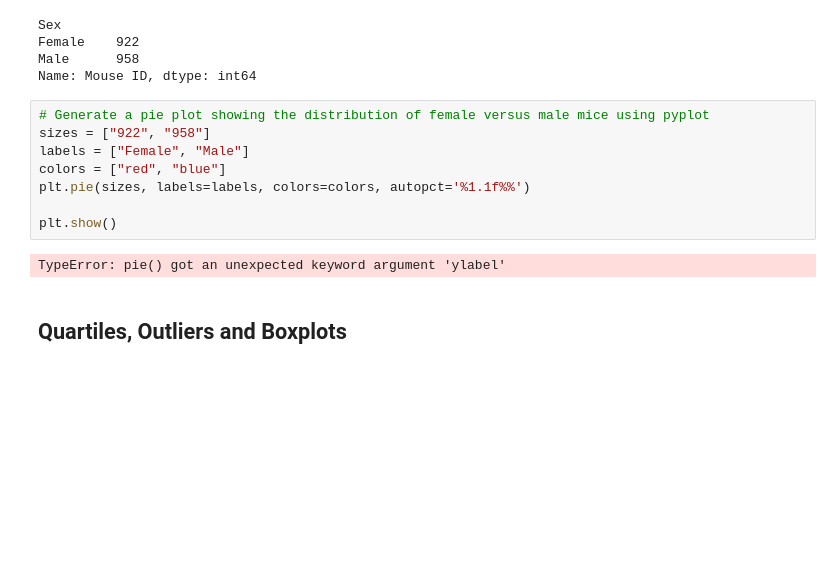
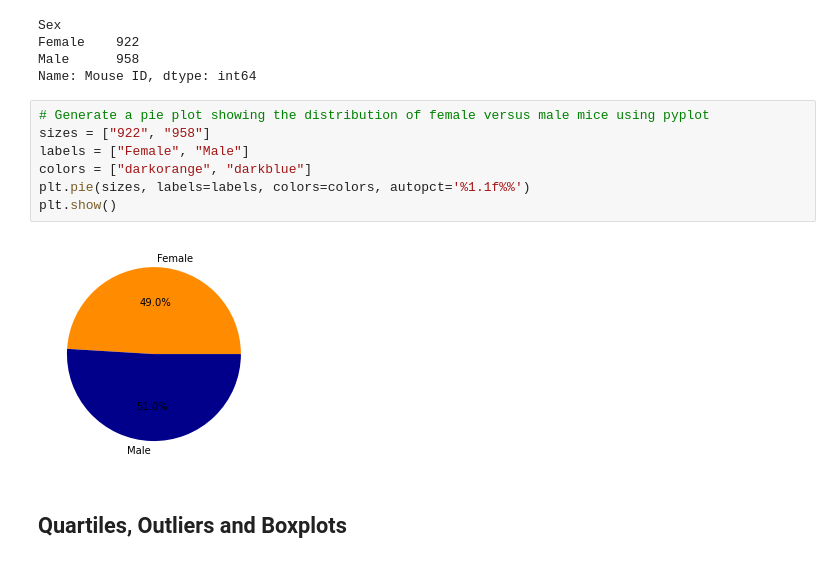
Before and after one commit to miatsivitse/matplotlib-challenge, a Jupyter notebook: Assignment/Assignment 5 - Pymaceuticals.ipynb, the cells around one changed output. Drawn from its saved outputs; the diff is of its cells as text; blank space fills up the shorter version.

Commit message:
change colors

```diff
--- a/Assignment/Assignment 5 - Pymaceuticals.ipynb
+++ b/Assignment/Assignment 5 - Pymaceuticals.ipynb
@@ -210,13 +210,12 @@ Name: Mouse ID, dtype: int64
 # %%
 # Generate a pie plot showing the distribution of female versus male mice using pyplot
 sizes = ["922", "958"]
 labels = ["Female", "Male"]
-colors = ["red", "blue"]
+colors = ["darkorange", "darkblue"]
 plt.pie(sizes, labels=labels, colors=colors, autopct='%1.1f%%')
-
 plt.show()
 # %% [output]
-TypeError: pie() got an unexpected keyword argument 'ylabel'
+[figure, added]
 # %% [markdown]
 ## Quartiles, Outliers and Boxplots
 # %%
```
